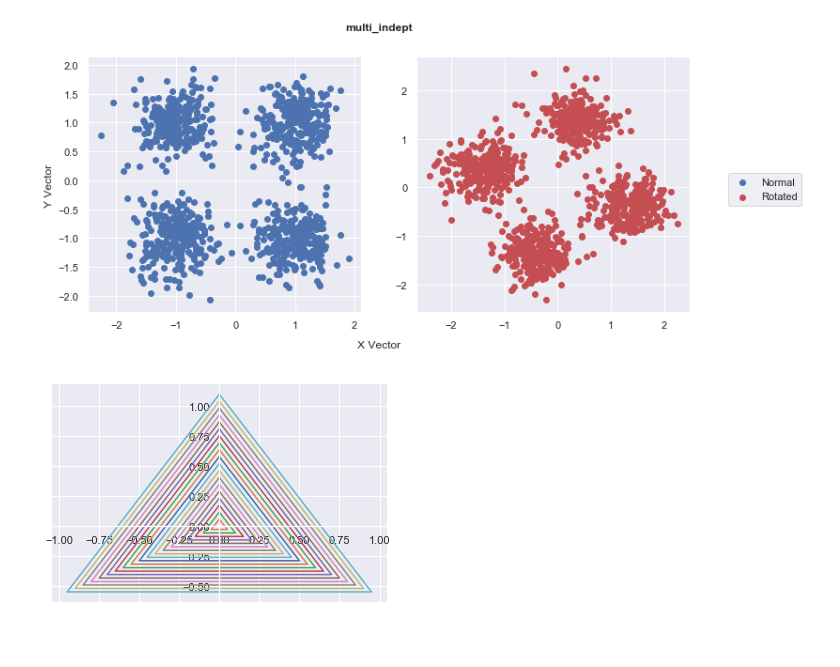
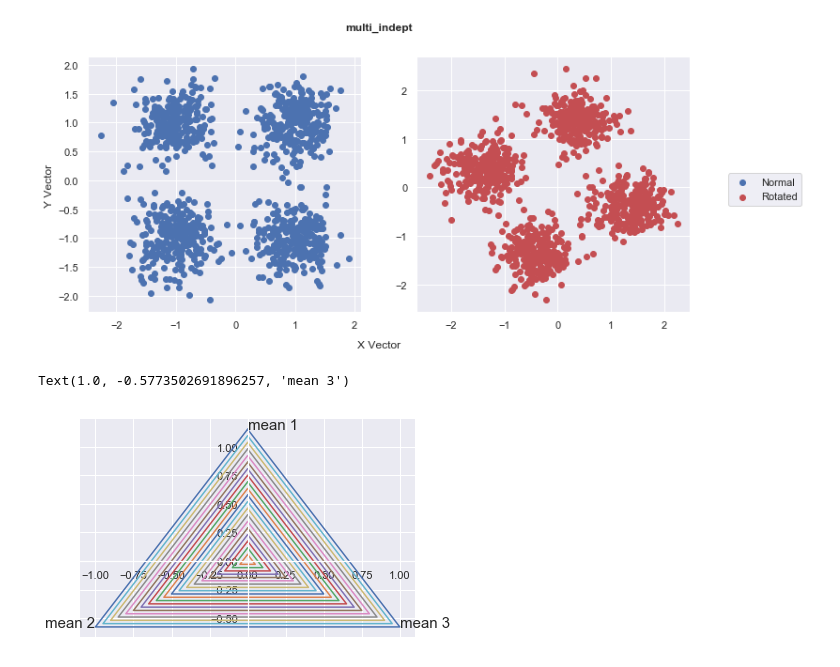
Before and after one commit to neurodata/mgcpy-old, a Jupyter notebook: mgcpy/benchmarks/hypothesis_tests/two_sample_test/two_sample_simulations_plot.ipynb, the cells around one changed output. Saved outputs shown, nothing was run; the diff lists cells and outputs as text; code cells hidden in the pictures.

Commit message:
Update the three sample means plot

```diff
--- a/mgcpy/benchmarks/hypothesis_tests/two_sample_test/two_sample_simulations_plot.ipynb
+++ b/mgcpy/benchmarks/hypothesis_tests/two_sample_test/two_sample_simulations_plot.ipynb
@@ -164,12 +164,18 @@ def get_equidistant_means(epsilon):
 # %%
 ax = plt.gca()
 ax.spines['top'].set_color('none')
 ax.spines['bottom'].set_position('zero')
 ax.spines['left'].set_position('zero')
 ax.spines['right'].set_color('none')
 # ax.set_aspect("equal")
 
-for i in np.arange(0, 2, 0.1):
+for i in np.arange(0, 2.1, 0.1):
     ax.plot(*list(zip(*get_equidistant_means(i))))
+
+a, b, c, _ = get_equidistant_means(i)
+ax.annotate("mean 1", a, fontsize=15)
+ax.annotate("mean 2", b, fontsize=15, position=(b[0]-0.33, b[1]))
+ax.annotate("mean 3", c, fontsize=15)
 # %% [output]
+Text(1.0, -0.5773502691896257, 'mean 3')
-[figure, old version]
+[figure, new version]
```
